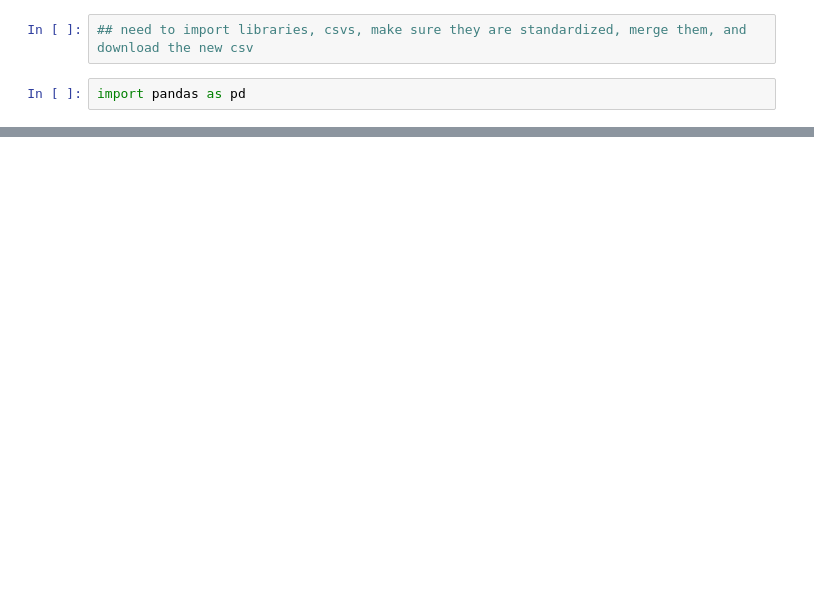
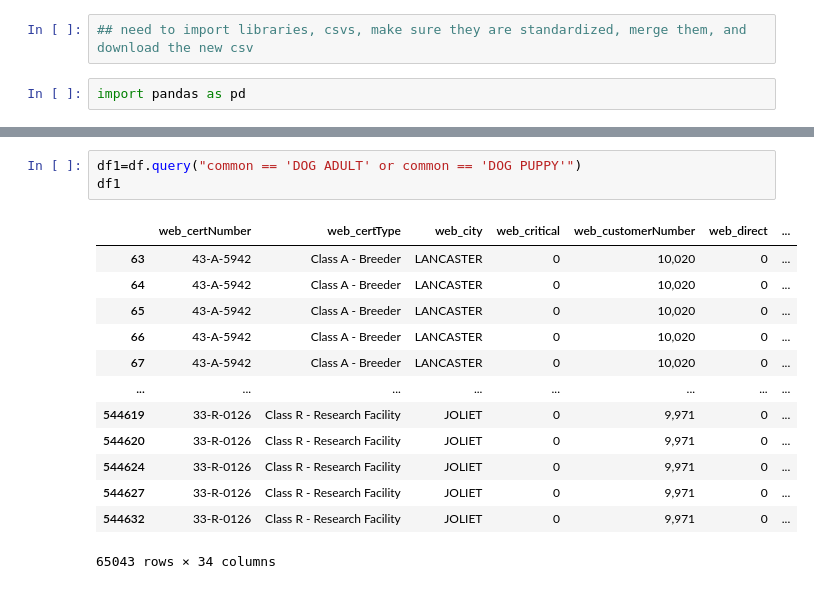
Before and after one commit to smarshak33/Combined-APHIS-dataset, a Jupyter notebook: Combined APHIS dataset.ipynb, the cells around one changed output, grey strips where cells are left out. Saved outputs shown, nothing was run; the diff lists cells and outputs as text; blank space fills up the shorter version.

```diff
--- a/Combined APHIS dataset.ipynb
+++ b/Combined APHIS dataset.ipynb
@@ -9,0 +136,17 @@ ParserError: Error tokenizing data. C error: Expected 1 fields in line 38, saw 2
+# %%
+df1=df.query("common == 'DOG ADULT' or common == 'DOG PUPPY'")
+df1
+# %% [output]
+|  | web_certNumber | web_certType | web_city | web_critical | web_customerNumber | web_direct | ... |
+| 63 | 43-A-5942 | Class A - Breeder | LANCASTER | 0 | 10,020 | 0 | ... |
+| 64 | 43-A-5942 | Class A - Breeder | LANCASTER | 0 | 10,020 | 0 | ... |
+| 65 | 43-A-5942 | Class A - Breeder | LANCASTER | 0 | 10,020 | 0 | ... |
+| 66 | 43-A-5942 | Class A - Breeder | LANCASTER | 0 | 10,020 | 0 | ... |
+| 67 | 43-A-5942 | Class A - Breeder | LANCASTER | 0 | 10,020 | 0 | ... |
+| ... | ... | ... | ... | ... | ... | ... | ... |
+| 544619 | 33-R-0126 | Class R - Research Facility | JOLIET | 0 | 9,971 | 0 | ... |
+| 544620 | 33-R-0126 | Class R - Research Facility | JOLIET | 0 | 9,971 | 0 | ... |
+| 544624 | 33-R-0126 | Class R - Research Facility | JOLIET | 0 | 9,971 | 0 | ... |
+| 544627 | 33-R-0126 | Class R - Research Facility | JOLIET | 0 | 9,971 | 0 | ... |
+| 544632 | 33-R-0126 | Class R - Research Facility | JOLIET | 0 | 9,971 | 0 | ... |
+65043 rows × 34 columns
```
Also changed, not shown: parts of 11 cells of this notebook, 1 other file.
